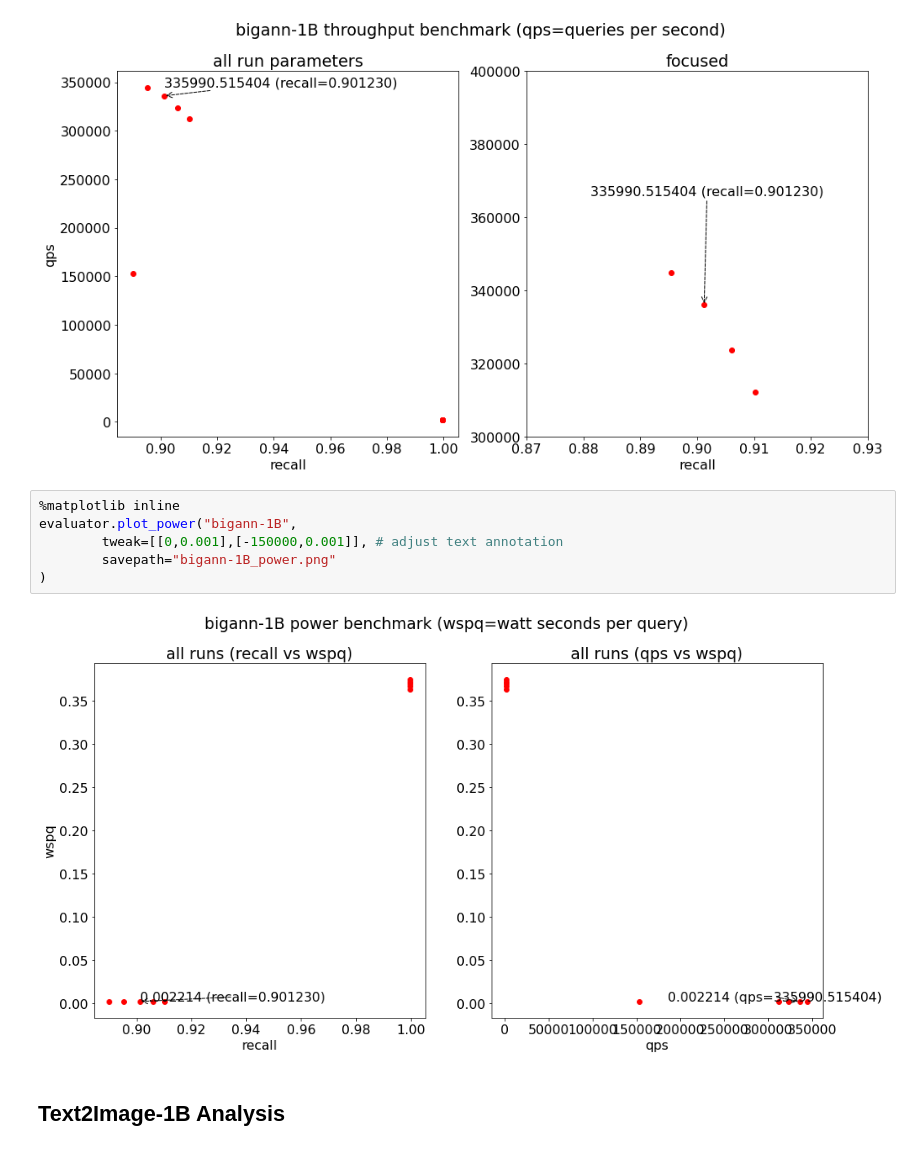
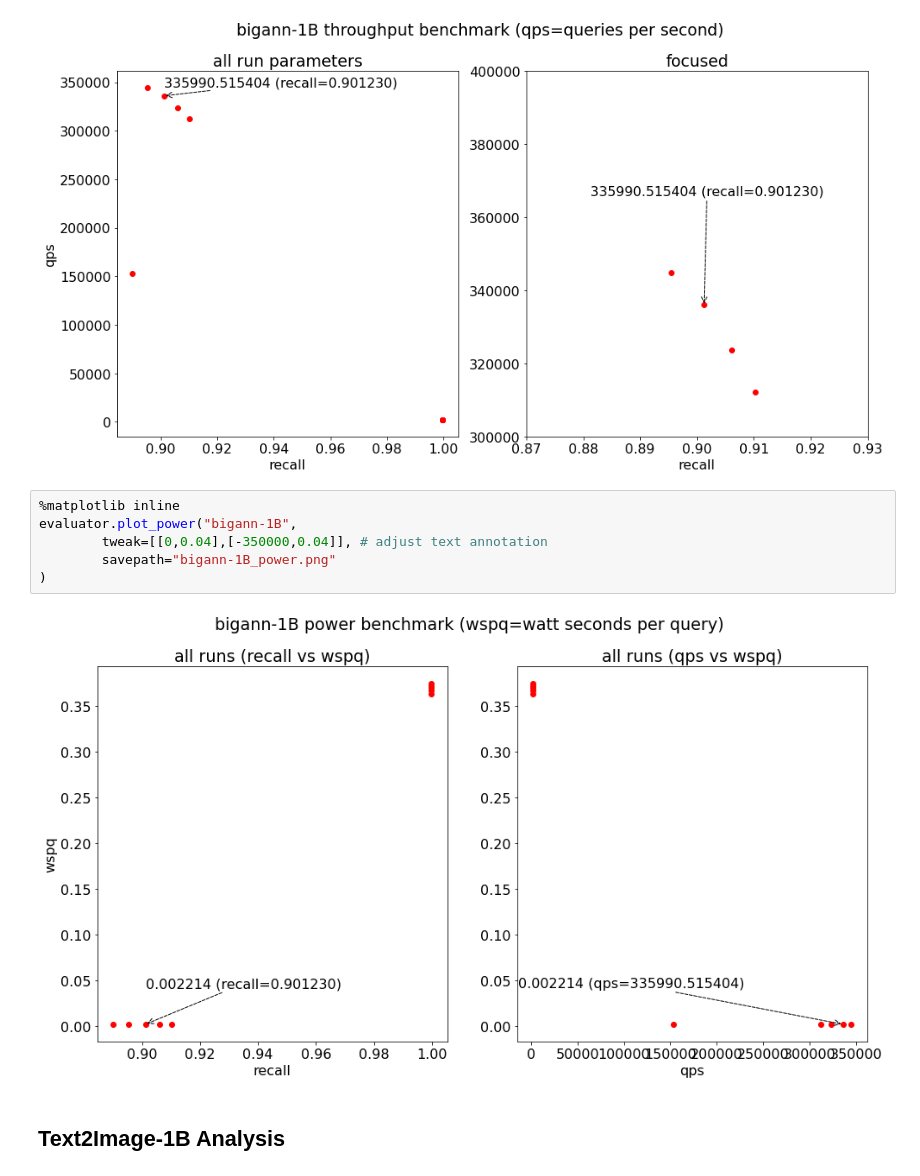
Before and after one commit to harsha-simhadri/big-ann-benchmarks, a Jupyter notebook: t3/eval_2021/optanne_graphann/EvalPublic.ipynb, the cells around one changed output. Saved outputs shown, nothing was run; the diff lists cells and outputs as text.

```diff
--- a/t3/eval_2021/optanne_graphann/EvalPublic.ipynb
+++ b/t3/eval_2021/optanne_graphann/EvalPublic.ipynb
@@ -72,11 +72,11 @@ evaluator.plot_throughput("bigann-1B",
 # %%
 %matplotlib inline
 evaluator.plot_power("bigann-1B",
-        tweak=[[0,0.001],[-150000,0.001]], # adjust text annotation
+        tweak=[[0,0.04],[-350000,0.04]], # adjust text annotation
         savepath="bigann-1B_power.png"
 )
 # %% [output]
-[figure, old version]
+[figure, new version]
 # %% [markdown]
 ## Text2Image-1B Analysis
 # %%
```
Also changed, not shown: parts of 10 cells of this notebook, 15 other files.
